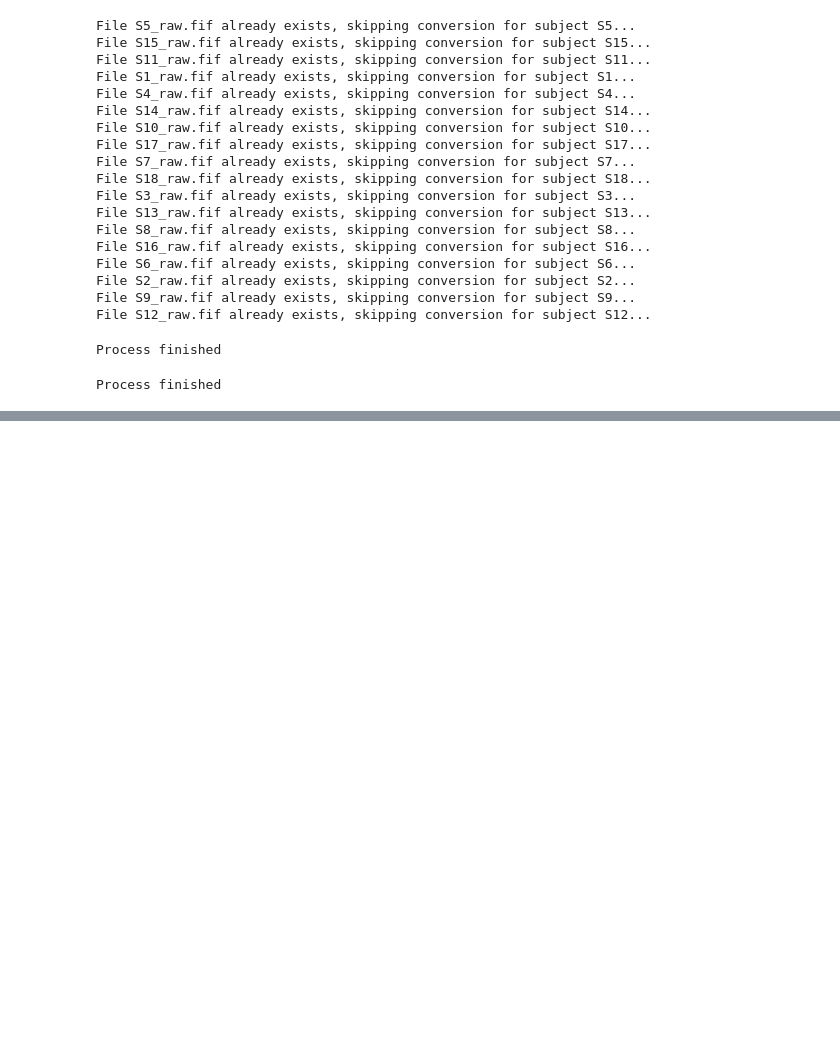
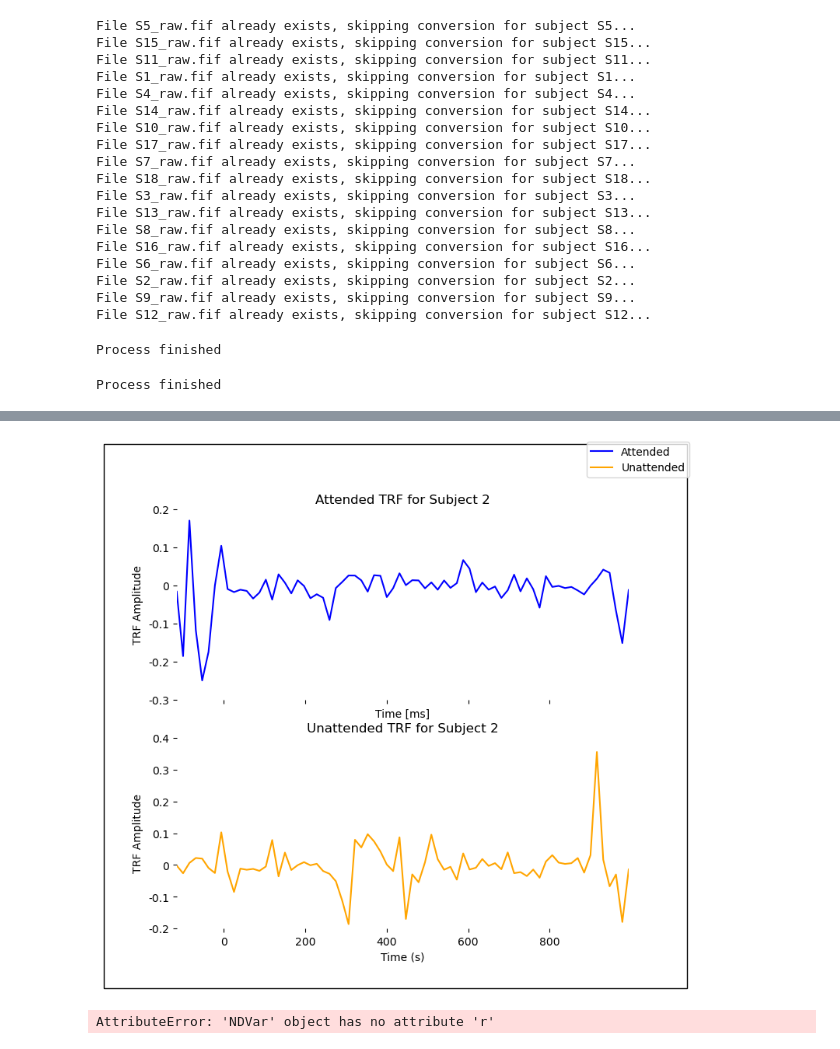
Before and after one commit to sylmester/cocoha, a Jupyter notebook: single-implementation/self-audio-processing.ipynb, the cells around one changed output, grey strips where cells are left out. Cells and saved outputs as stored; diff of their text form; code cells hidden in the pictures; blank space fills up the shorter version.

Commit message:
add loading of eeg from .mat files in our own audio precessing file. and generated attended and unattended TRFs for the 8 band.

```diff
--- a/single-implementation/self-audio-processing.ipynb
+++ b/single-implementation/self-audio-processing.ipynb
@@ -386,0 +395,33 @@ pass
+# %%
+from matplotlib import pyplot
+
+attended_trf = eelbrain.load.unpickle(TRF_DIR / f'S2/attended_S2_envelope_log_8band.pickle')
+unattended_trf = eelbrain.load.unpickle(TRF_DIR / f'S2/unattended_S2_envelope_log_8band.pickle')
+
+attended_trf_mean = attended_trf.h_scaled.mean('sensor').mean('frequency')
+unattended_trf_mean = unattended_trf.h_scaled.mean('sensor').mean('frequency')
+
+# plot the TRFs together in one plot for the first subject with pyplot
+# Setup the figure layout
+fig, axes = pyplot.subplots(2, figsize=(7.5, 7), sharex=True, subplot_kw=dict(frame_on=False))
+eelbrain.plot.UTS(attended_trf_mean, axes=axes[0], color='blue')
+eelbrain.plot.UTS(unattended_trf_mean, axes=axes[1], color='orange')
+
+fig.legend(['Attended', 'Unattended'], loc='upper right')
+axes[0].set_title(f'Attended TRF for Subject {2}')
+axes[1].set_title(f'Unattended TRF for Subject {2}')
+axes[0].set_ylabel('TRF Amplitude')
+axes[1].set_ylabel('TRF Amplitude')
+axes[1].set_xlabel('Time (s)')
+
+
+eelbrain.plot.figure_outline()
+# %% [output]
+[figure, added]
+# %%
+# investigate the r values of the attended and unattended models, to see if they are above chance and if attended is higher than unattended
+
+print("attended r value:", attended_trf_mean.)
+print("unattended r value:", unattended_trf_mean.r)
+# %% [output]
+AttributeError: 'NDVar' object has no attribute 'r'
```
Also changed, not shown: parts of 6 cells of this notebook, 1 other file.
